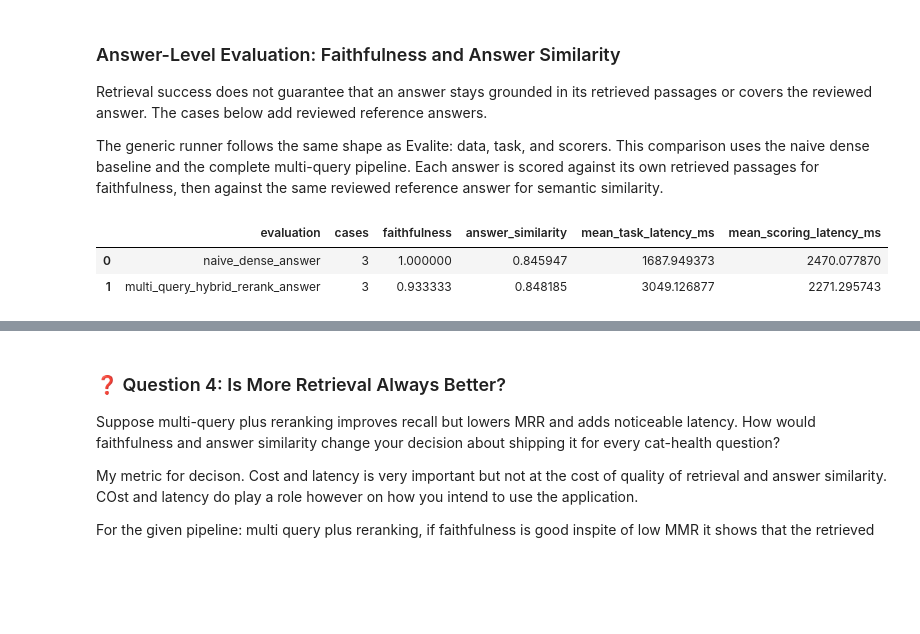
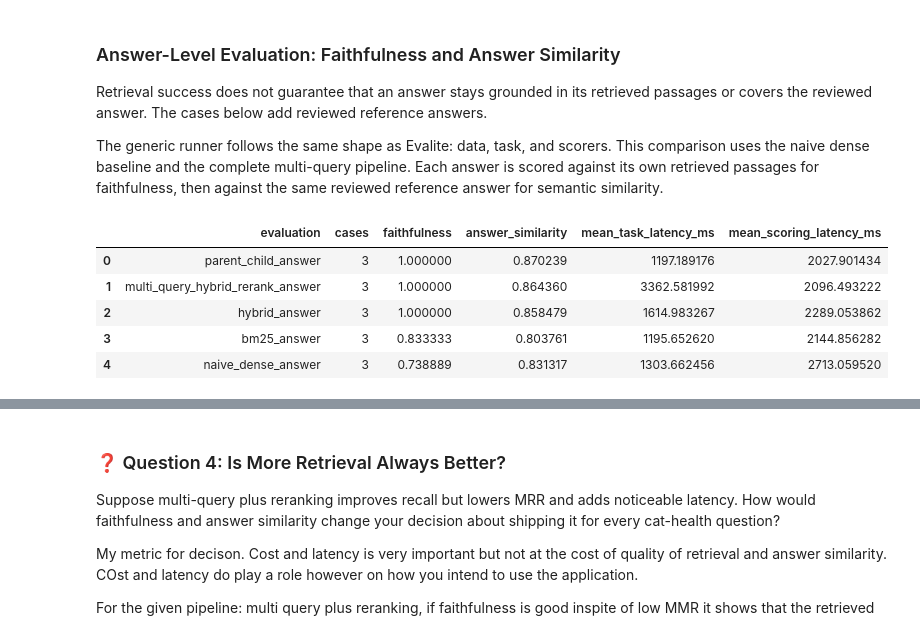
Before and after one commit to sajalosta/AIEC_v1.0, a Jupyter notebook: 07_Advanced_Retrievers/01_Cat_Health_Advanced_Retrieval.ipynb, the cells around one changed output, grey strips where cells are left out. Drawn from its saved outputs; the diff is of its cells as text; code cells hidden in the pictures; blank space fills up the shorter version.

```diff
--- a/07_Advanced_Retrievers/01_Cat_Health_Advanced_Retrieval.ipynb
+++ b/07_Advanced_Retrievers/01_Cat_Health_Advanced_Retrieval.ipynb
@@ -795,35 +891,65 @@ faithfulness_judge = make_openai_faithfulness_judge(evaluation_model)
 answer_scorers = [
     faithfulness_scorer(faithfulness_judge),
     answer_similarity_scorer(embeddings),
 ]
 
 
 def answerer_for(retriever):
     return lambda question: answer_with_retriever(question, retriever)
 
 
 dense_answer_report = run_eval(
     "naive_dense_answer",
     data=answer_reviewed_cases,
     task=answerer_for(dense_retrieve),
     scorers=answer_scorers,
 )
 full_pipeline_answer_report = run_eval(
     "multi_query_hybrid_rerank_answer",
     data=answer_reviewed_cases,
     task=answerer_for(multi_query_reranked_retrieve),
     scorers=answer_scorers,
 )
 
+bm25_answer_report = run_eval(
+    "bm25_answer",
+    data=answer_reviewed_cases,
+    task=answerer_for(bm25_retrieve),
+    scorers=answer_scorers,
+)
+
+hybrid_answer_report = run_eval(
+    "hybrid_answer",
+    data=answer_reviewed_cases,
+    task=answerer_for(hybrid_reranked_retrieve),
+    scorers=answer_scorers,
+)
+
+parent_child_answer_report = run_eval(
+    "parent_child_answer",
+    data=answer_reviewed_cases,
+    task=answerer_for(parent_child_dense_retrieve),
+    scorers=answer_scorers,
+)
+
+
+
 answer_comparison = compare_eval_reports(
     dense_answer_report,
     full_pipeline_answer_report,
+    bm25_answer_report,
+    parent_child_answer_report,
+    hybrid_answer_report
 )
+
 answer_comparison
 # %% [output]
 |  | evaluation | cases | faithfulness | answer_similarity | mean_task_latency_ms | mean_scoring_latency_ms |
-| 0 | naive_dense_answer | 3 | 1.000000 | 0.845947 | 1687.949373 | 2470.077870 |
-| 1 | multi_query_hybrid_rerank_answer | 3 | 0.933333 | 0.848185 | 3049.126877 | 2271.295743 |
+| 0 | parent_child_answer | 3 | 1.000000 | 0.870239 | 1197.189176 | 2027.901434 |
+| 1 | multi_query_hybrid_rerank_answer | 3 | 1.000000 | 0.864360 | 3362.581992 | 2096.493222 |
+| 2 | hybrid_answer | 3 | 1.000000 | 0.858479 | 1614.983267 | 2289.053862 |
+| 3 | bm25_answer | 3 | 0.833333 | 0.803761 | 1195.652620 | 2144.856282 |
+| 4 | naive_dense_answer | 3 | 0.738889 | 0.831317 | 1303.662456 | 2713.059520 |
 # %%
 full_pipeline_answer_report.case_table()
 # %% [output]
```
Also changed, not shown: parts of 13 cells of this notebook.
